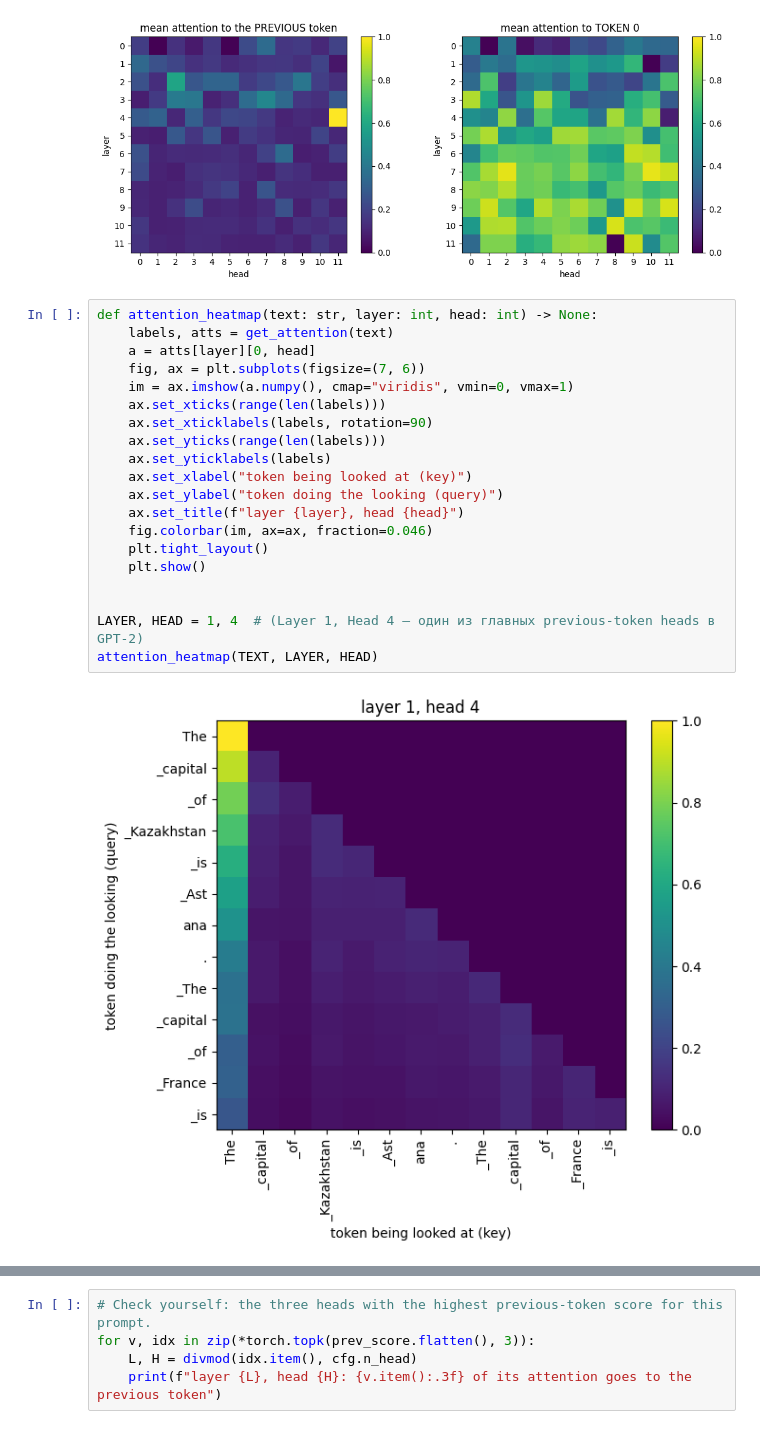
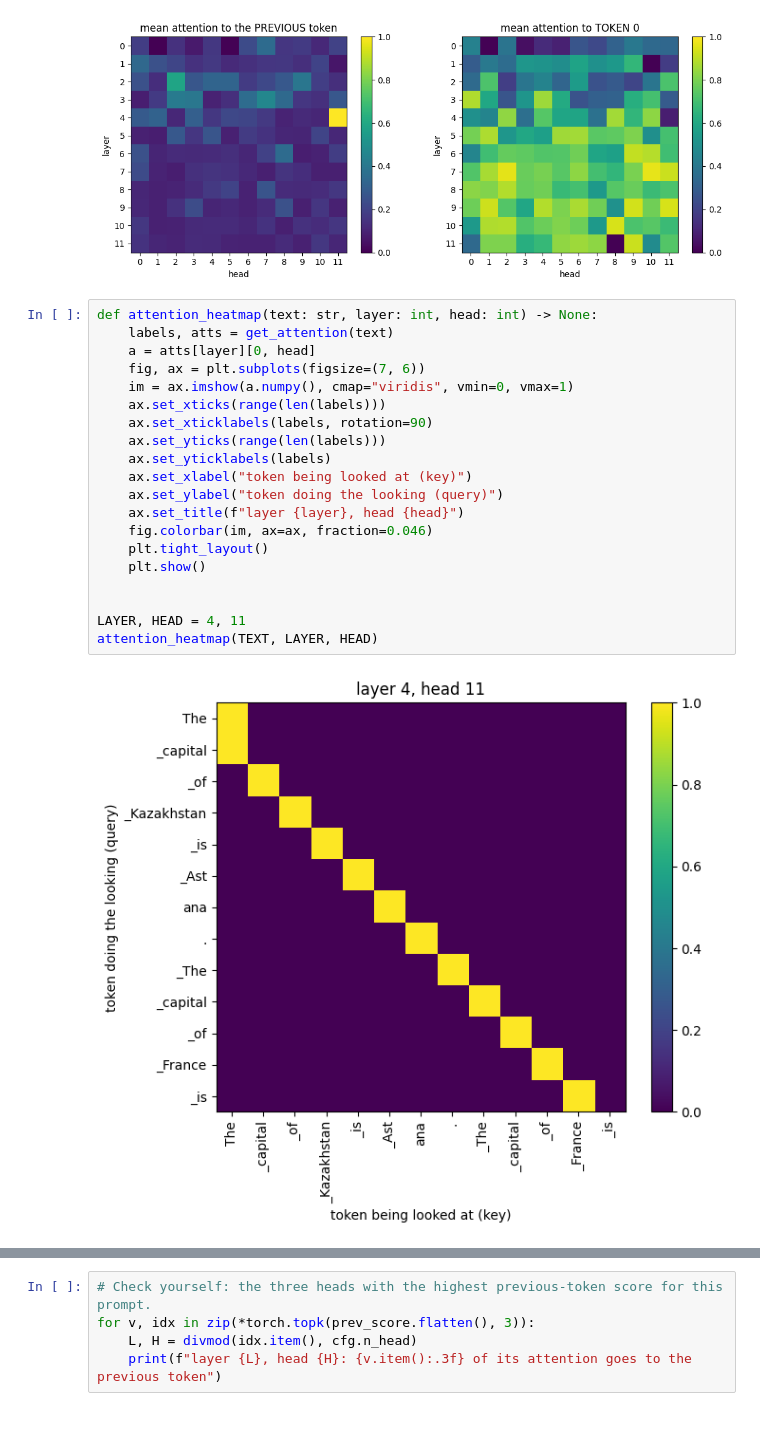
Before and after one commit to arnuccii/lab-02-AI-course, a Jupyter notebook: lab02_inside_the_model.ipynb, the cells around one changed output, grey strips where cells are left out. Cells and saved outputs as stored; diff of their text form.

```diff
--- a/lab02_inside_the_model.ipynb
+++ b/lab02_inside_the_model.ipynb
@@ -328,25 +343,25 @@ row sums, layer 0 head 0: [1.0, 1.0, 1.0, 1.0, 1.0, 1.0, 1.0, 1.0, 1.0, 1.0, 1.0
 # %%
 def attention_heatmap(text: str, layer: int, head: int) -> None:
     labels, atts = get_attention(text)
     a = atts[layer][0, head]
     fig, ax = plt.subplots(figsize=(7, 6))
     im = ax.imshow(a.numpy(), cmap="viridis", vmin=0, vmax=1)
     ax.set_xticks(range(len(labels)))
     ax.set_xticklabels(labels, rotation=90)
     ax.set_yticks(range(len(labels)))
     ax.set_yticklabels(labels)
     ax.set_xlabel("token being looked at (key)")
     ax.set_ylabel("token doing the looking (query)")
     ax.set_title(f"layer {layer}, head {head}")
     fig.colorbar(im, ax=ax, fraction=0.046)
     plt.tight_layout()
     plt.show()
 
 
-LAYER, HEAD = 1, 4  # (Layer 1, Head 4 — один из главных previous-token heads в GPT-2)
+LAYER, HEAD = 4, 11
 attention_heatmap(TEXT, LAYER, HEAD)
 # %% [output]
-[figure, old version]
+[figure, new version]
 # %% [markdown]
 **✏️ Your answers.**
 
```
Also changed, not shown: parts of 13 cells of this notebook.
